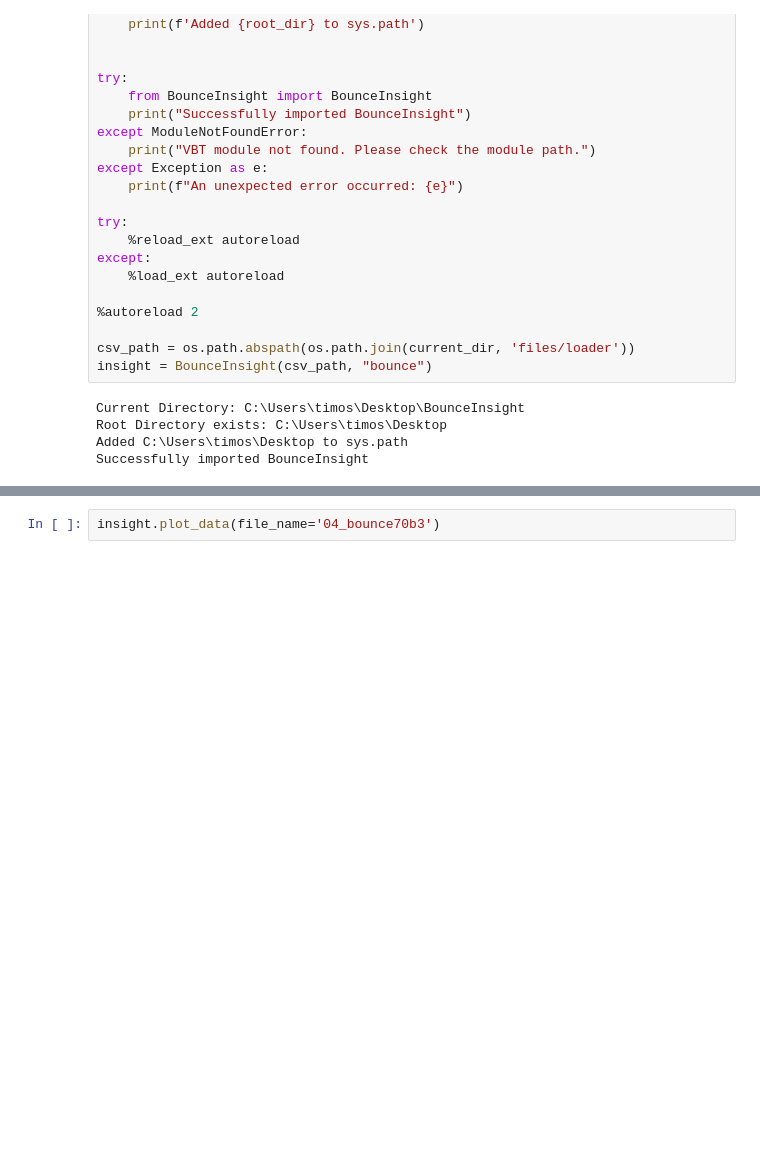
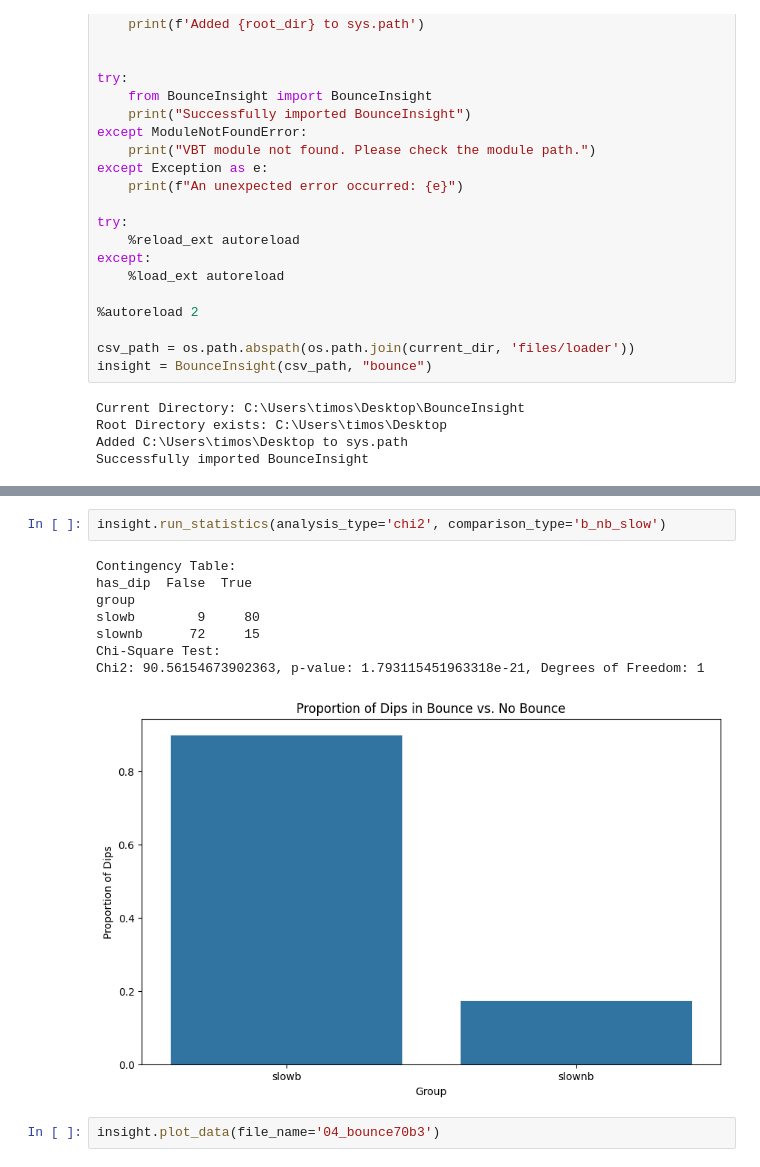
Before and after one commit to loieboi/BounceInsight, a Jupyter notebook: run.ipynb, the cells around one changed output, grey strips where cells are left out. Cells and saved outputs as stored; diff of their text form; blank space fills up the shorter version.

```diff
--- a/run.ipynb
+++ b/run.ipynb
@@ -61,3 +61,14 @@ Validation complete. Results saved to validation/validation_results.csv
+# %%
+insight.run_statistics(analysis_type='chi2', comparison_type='b_nb_slow')
+# %% [output]
+Contingency Table:
+has_dip  False  True
+group
+slowb        9     80
+slownb      72     15
+Chi-Square Test:
+Chi2: 90.56154673902363, p-value: 1.793115451963318e-21, Degrees of Freedom: 1
+[figure, added]
 # %%
 insight.plot_data(file_name='04_bounce70b3')
 # %% [output]
```
Also changed, not shown: parts of 4 cells of this notebook.
